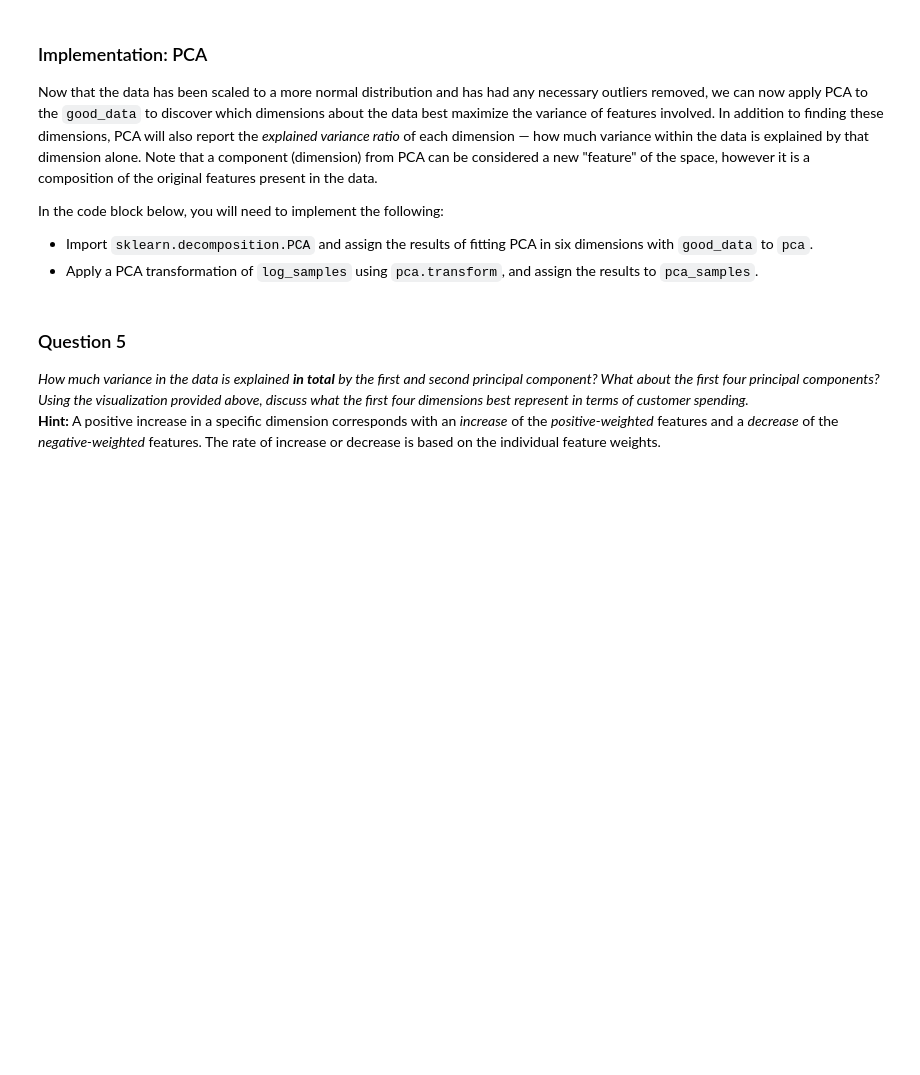
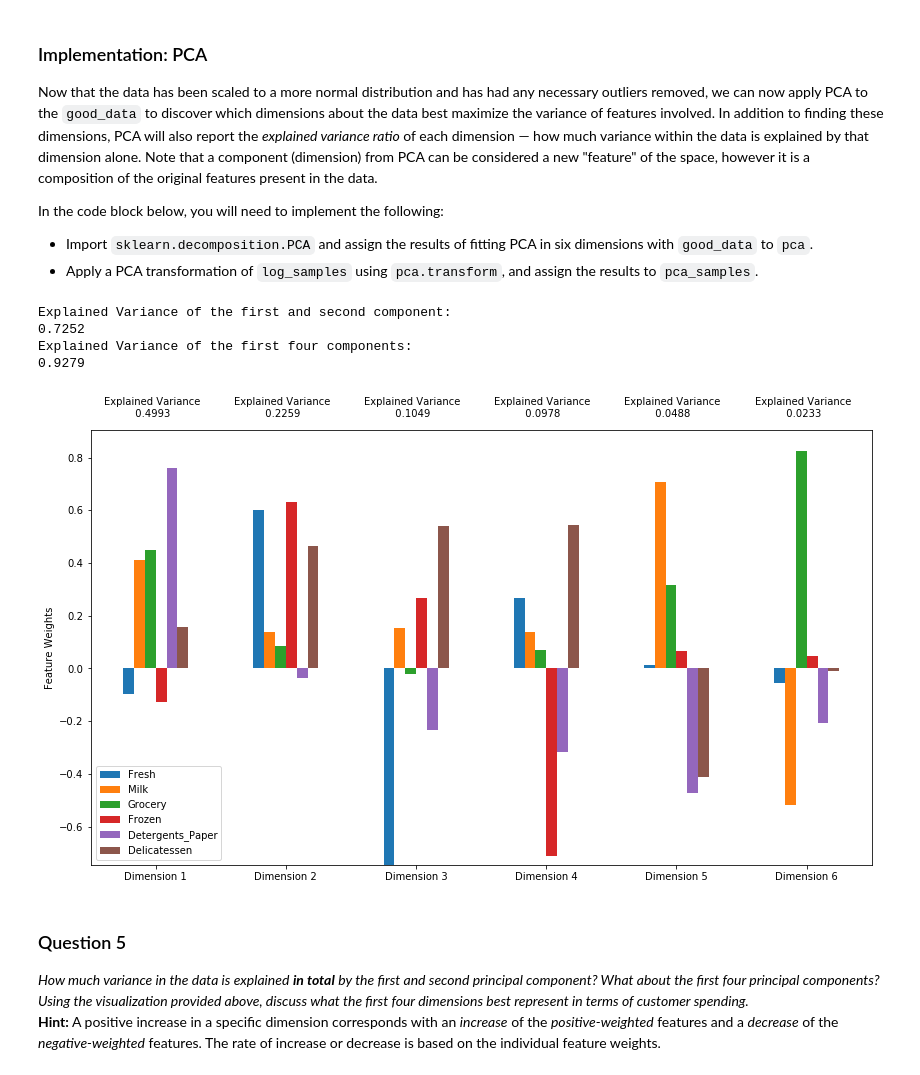
Before and after one commit to ashu2012/udacity-mlnd, a Jupyter notebook: projects/customer_segments/customer_segments.ipynb, the cells around one changed output. Cells and saved outputs as stored; diff of their text form; code cells hidden in the pictures; blank space fills up the shorter version.

```diff
--- a/projects/customer_segments/customer_segments.ipynb
+++ b/projects/customer_segments/customer_segments.ipynb
@@ -228,24 +235,37 @@ In the code block below, you will need to implement the following:
 **NOTE:** If you choose to remove any outliers, ensure that the sample data does not contain any of these points!
 Once you have performed this implementation, the dataset will be stored in the variable `good_data`.
 # %%
+all_outliers = np.array([], dtype='int64')
+
 # For each feature find the data points with extreme high or low values
 for feature in log_data.keys():
 
     # TODO: Calculate Q1 (25th percentile of the data) for the given feature
-    Q1 = None
+    Q1 = np.percentile(log_data[feature], 25)
 
     # TODO: Calculate Q3 (75th percentile of the data) for the given feature
-    Q3 = None
+    Q3 = np.percentile(log_data[feature], 75)
 
     # TODO: Use the interquartile range to calculate an outlier step (1.5 times the interquartile range)
-    step = None
+    step = (Q3 - Q1) * 1.5
+    outlier_points = log_data[~((log_data[feature] >= Q1 - step) & (log_data[feature] <= Q3 + step))]
+    all_outliers = np.append(all_outliers, outlier_points.index.values.astype('int64'))
 
     # Display the outliers
-    print "Data points considered outliers for the feature '{}':".format(feature)
+    print( "Data points considered outliers for the feature '{}':".format(feature))
     display(log_data[~((log_data[feature] >= Q1 - step) & (log_data[feature] <= Q3 + step))])
+    display(outlier_points)
+
 
 # OPTIONAL: Select the indices for data points you wish to remove
 outliers  = []
+# Count the unique elements in the all_outliers array
+all_outlier, indices = np.unique(all_outliers, return_inverse=True)
+counts = np.bincount(indices)
 
+# Obtain outliers using the counts
+multiple_feature_outliers = all_outlier[counts>1]
+print( "Outliers for more than one feature:")
+print( multiple_feature_outliers)
 # Remove the outliers, if any were specified
-good_data = log_data.drop(log_data.index[outliers]).reset_index(drop = True)
+good_data = log_data.drop(log_data.index[all_outliers]).reset_index(drop = True)
@@ -266,14 +372,25 @@ In the code block below, you will need to implement the following:
  - Import `sklearn.decomposition.PCA` and assign the results of fitting PCA in six dimensions with `good_data` to `pca`.
  - Apply a PCA transformation of `log_samples` using `pca.transform`, and assign the results to `pca_samples`.
 # %%
+from sklearn.decomposition import PCA
 # TODO: Apply PCA by fitting the good data with the same number of dimensions as features
-pca = None
+pca = PCA(n_components=6).fit(good_data)
 
 # TODO: Transform log_samples using the PCA fit above
-pca_samples = None
+pca_samples = pca.transform(log_samples)
 
 # Generate PCA results plot
 pca_results = vs.pca_results(good_data, pca)
+print ("Explained Variance of the first and second component:")
+print (pca_results['Explained Variance'].cumsum()[1])
+print ("Explained Variance of the first four components:")
+print (pca_results['Explained Variance'].cumsum()[3])
+# %% [output]
+Explained Variance of the first and second component:
+0.7252
+Explained Variance of the first four components:
+0.9279
+[figure, added]
 # %% [markdown]
 ### Question 5
 *How much variance in the data is explained* ***in total*** *by the first and second principal component? What about the first four principal components? Using the visualization provided above, discuss what the first four dimensions best represent in terms of customer spending.*
```
Also changed, not shown: parts of 31 cells of this notebook.
